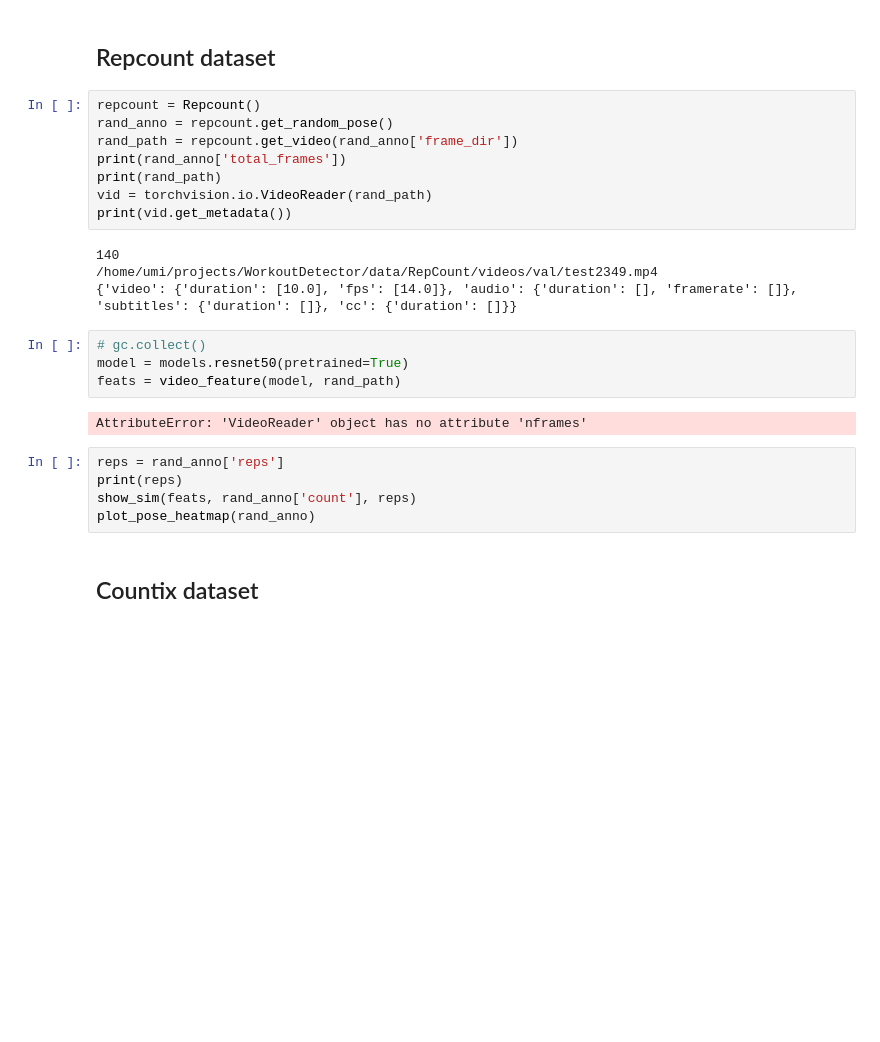
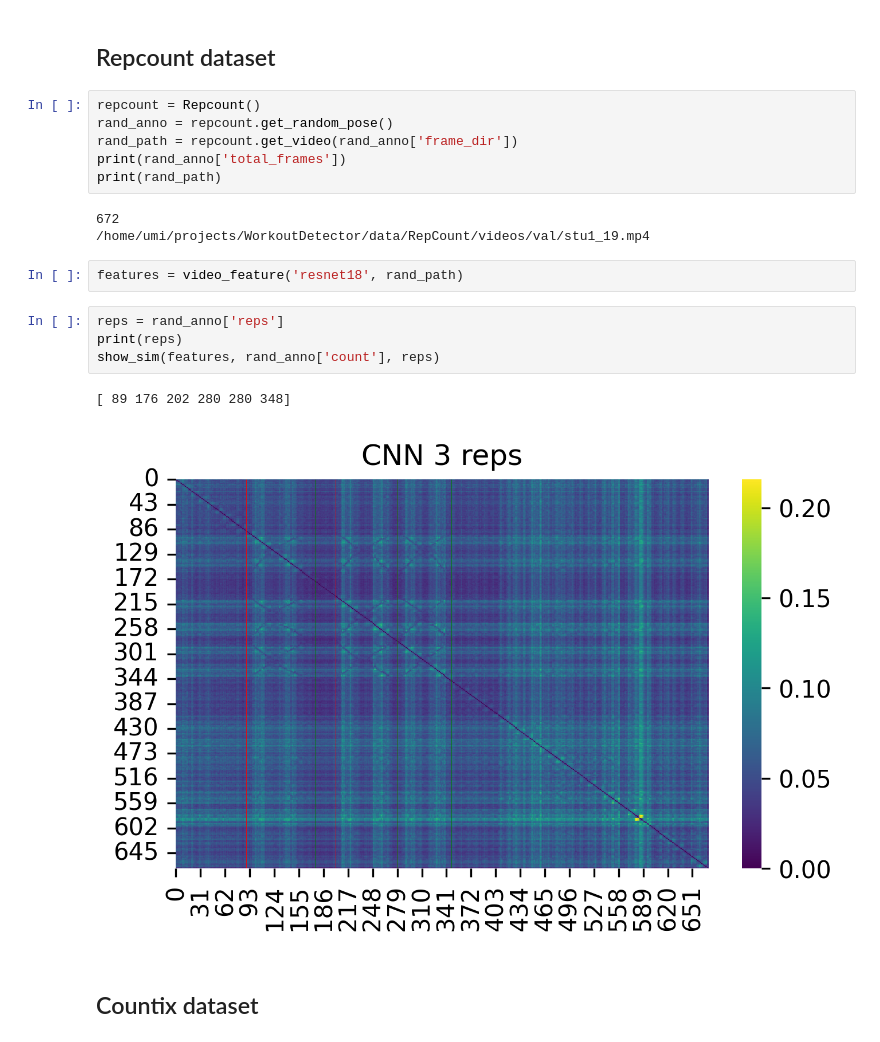
Before and after one commit to iucario/WorkoutDetector, a Jupyter notebook: WorkoutDetector/similarity_image.ipynb, the cells around one changed output. Drawn from its saved outputs; the diff is of its cells as text; blank space fills up the shorter version.

```diff
--- a/WorkoutDetector/similarity_image.ipynb
+++ b/WorkoutDetector/similarity_image.ipynb
@@ -168,23 +168,18 @@ rand_anno = repcount.get_random_pose()
 rand_path = repcount.get_video(rand_anno['frame_dir'])
 print(rand_anno['total_frames'])
 print(rand_path)
-vid = torchvision.io.VideoReader(rand_path)
-print(vid.get_metadata())
 # %% [output]
-140
-/home/umi/projects/WorkoutDetector/data/RepCount/videos/val/test2349.mp4
-{'video': {'duration': [10.0], 'fps': [14.0]}, 'audio': {'duration': [], 'framerate': []}, 'subtitles': {'duration': []}, 'cc': {'duration': []}}
+672
+/home/umi/projects/WorkoutDetector/data/RepCount/videos/val/stu1_19.mp4
-# %%
-# gc.collect()
-model = models.resnet50(pretrained=True)
-feats = video_feature(model, rand_path)
-# %% [output]
-AttributeError: 'VideoReader' object has no attribute 'nframes'
+# %%
+features = video_feature('resnet18', rand_path)
 # %%
 reps = rand_anno['reps']
 print(reps)
-show_sim(feats, rand_anno['count'], reps)
-plot_pose_heatmap(rand_anno)
+show_sim(features, rand_anno['count'], reps)
+# %% [output]
+[ 89 176 202 280 280 348]
+[figure, added]
 # %% [markdown]
 ## Countix dataset
 # %%
```
Also changed, not shown: parts of 11 cells of this notebook, 1 other file.
